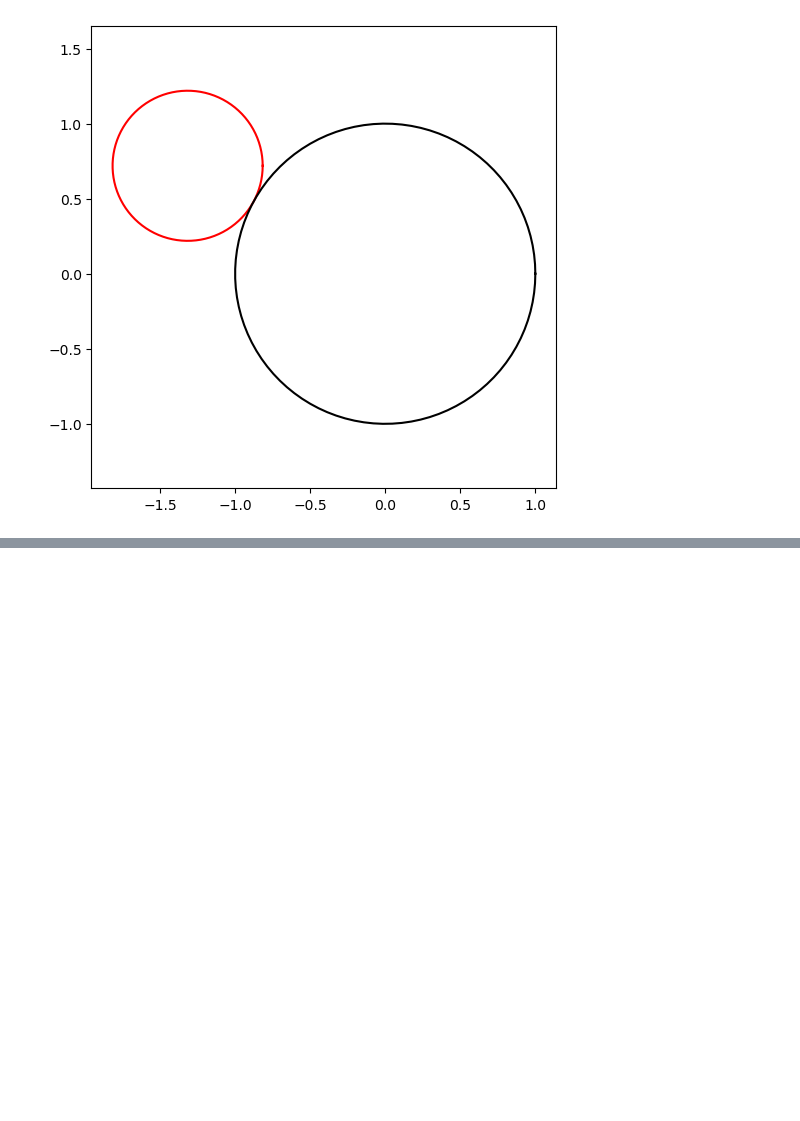
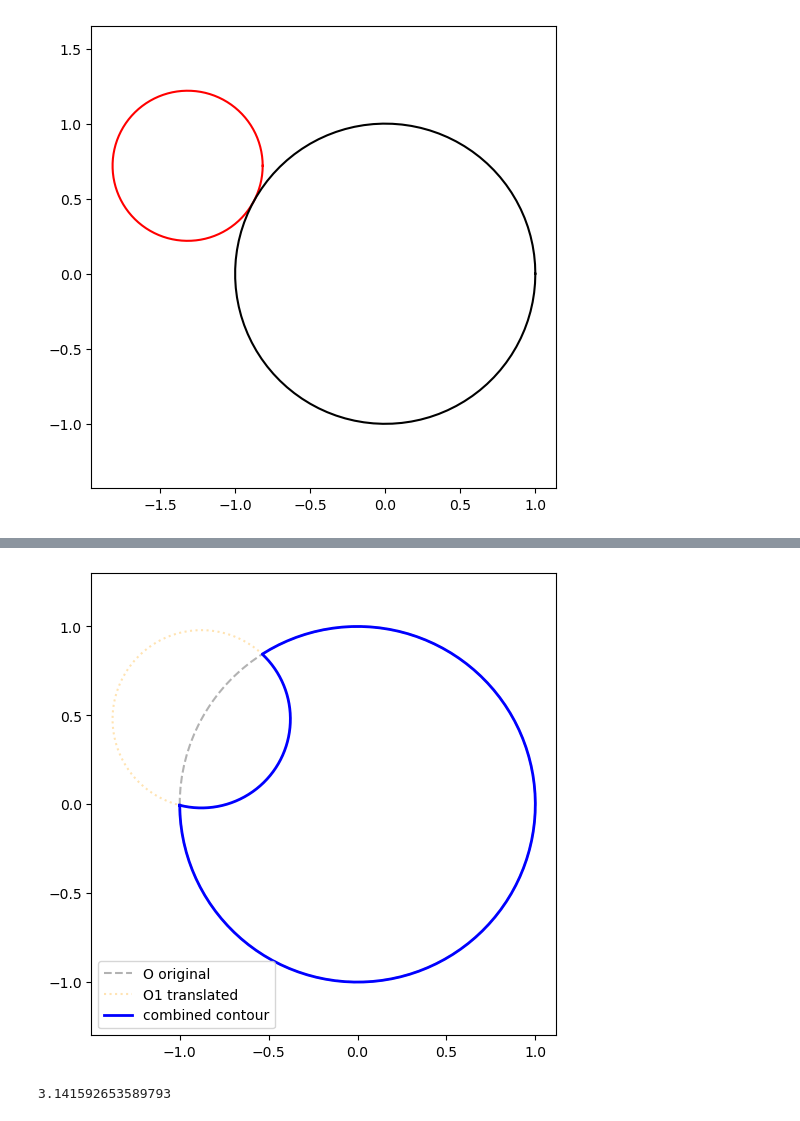
Before and after one commit to alessandroale12/Globo-Cubo, a Jupyter notebook: main_interaction.ipynb, the cells around one changed output, grey strips where cells are left out. Cells and saved outputs as stored; diff of their text form; code cells hidden in the pictures; blank space fills up the shorter version.

```diff
--- a/main_interaction.ipynb
+++ b/main_interaction.ipynb
@@ -108,0 +102,45 @@ idx_contact_last  = np.argmin(angles_main + contact_angle)
+# %%
+# Create the new circle
+
+angle_at_O = np.arccos( (r_main**2 + o1o3**2 - r_ext**2) / (2 * r_main * o1o3) )
+
+# Intersection points on O's rim
+theta_intersect_1 = angle_ext_c - angle_at_O
+theta_intersect_2 = angle_ext_c + angle_at_O
+
+theta_main_outer = np.linspace(theta_intersect_2, theta_intersect_1 + 2*np.pi, N_points_ext)
+x_main_outer = r_main * np.cos(theta_main_outer)
+y_main_outer = r_main * np.sin(theta_main_outer)
+
+theta_span = np.linspace(angle_ext_c + np.pi + angle_aperture,
+                         angle_ext_c + np.pi - angle_aperture, N_points_span)
+
+x_inner = x_new_c + r_ext * np.cos(theta_span)
+y_inner = y_new_c + r_ext * np.sin(theta_span)
+
+x_combined = np.concatenate([x_main_outer, x_inner])
+y_combined = np.concatenate([y_main_outer, y_inner])
+
+plt.figure(figsize=(6,6))
+plt.plot(x_main, y_main, color='black', linestyle='--', alpha=0.3, label='O original')
+plt.plot(x_new,  y_new,  color='orange', linestyle='dotted', alpha=0.3, label='O1 translated')
+plt.plot(x_combined, y_combined, color='blue', linewidth=2, label='combined contour')
+plt.axis('equal')
+plt.legend()
+plt.show()
+# %% [output]
+[figure, added]
+# %%
+# Save the new coordinates
+
+# Recreate the original circle with same number of points
+theta_main = np.linspace(0, 2*np.pi, np.size(x_combined))
+
+x_main = x_main_c +  r_main * np.cos(theta_main)
+y_main = y_main_c +  r_main * np.sin(theta_main)
+
+
+np.save('Coordinates_after.npy', np.array([x_combined, y_combined]))
+np.save('Coordinates_before.npy', np.array([x_main, y_main]))
+# %% [output]
+3.141592653589793
```
Also changed, not shown: parts of 2 cells of this notebook, 3 other files.
